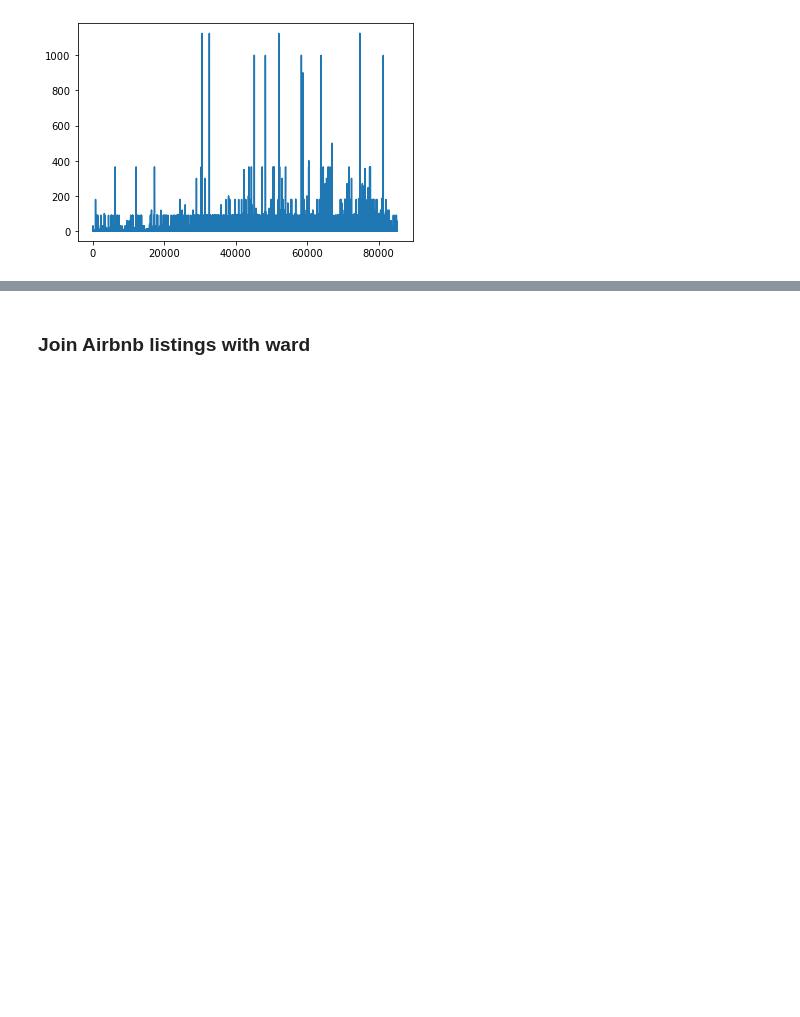
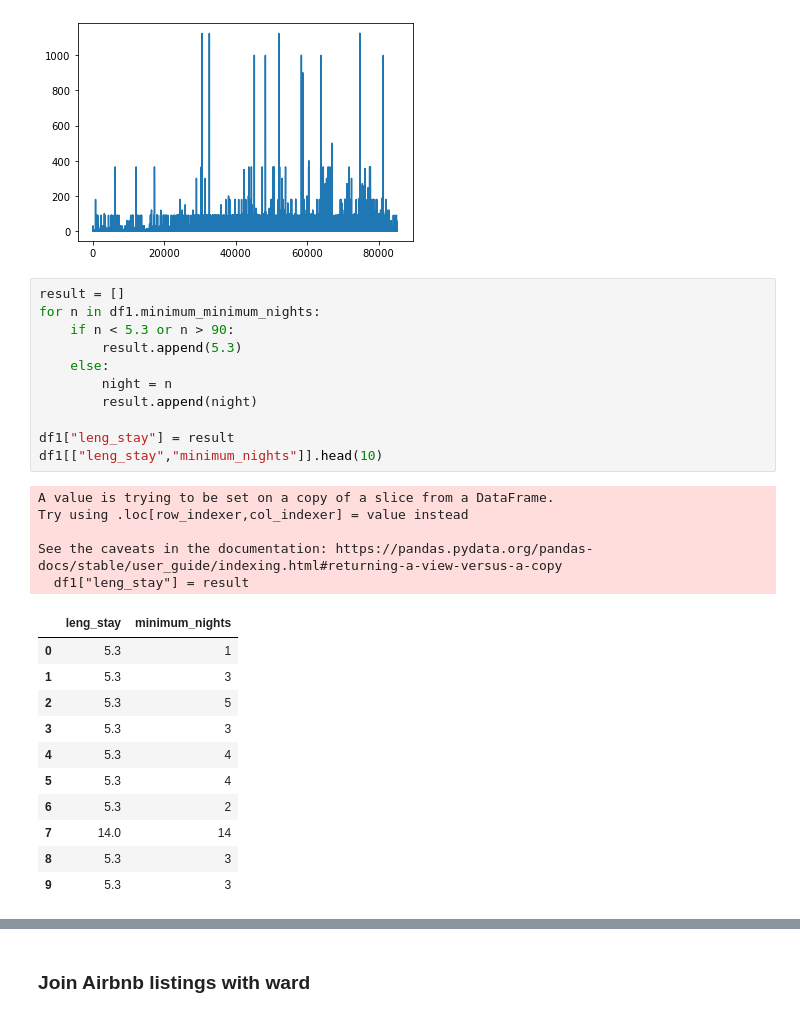
Before and after one commit to JinJiang22/fsds_GroupWork, a Jupyter notebook: Reproducible Analysis.ipynb, the cells around one changed output, grey strips where cells are left out. Saved outputs shown, nothing was run; the diff lists cells and outputs as text; blank space fills up the shorter version.

```diff
--- a/Reproducible Analysis.ipynb
+++ b/Reproducible Analysis.ipynb
@@ -500,3 +516,31 @@ df2.minimum_nights.plot.line()
 # %% [output]
 <AxesSubplot:>
 [figure]
+# %%
+result = []
+for n in df1.minimum_minimum_nights:
+    if n < 5.3 or n > 90:
+        result.append(5.3)
+    else:
+        night = n
+        result.append(night)
+
+df1["leng_stay"] = result
+df1[["leng_stay","minimum_nights"]].head(10)
+# %% [output]
+A value is trying to be set on a copy of a slice from a DataFrame.
+Try using .loc[row_indexer,col_indexer] = value instead
+
+See the caveats in the documentation: https://pandas.pydata.org/pandas-docs/stable/user_guide/indexing.html#returning-a-view-versus-a-copy
+  df1["leng_stay"] = result
+|  | leng_stay | minimum_nights |
+| 0 | 5.3 | 1 |
+| 1 | 5.3 | 3 |
+| 2 | 5.3 | 5 |
+| 3 | 5.3 | 3 |
+| 4 | 5.3 | 4 |
+| 5 | 5.3 | 4 |
+| 6 | 5.3 | 2 |
+| 7 | 14.0 | 14 |
+| 8 | 5.3 | 3 |
+| 9 | 5.3 | 3 |
```
Also changed, not shown: parts of 44 cells of this notebook.
